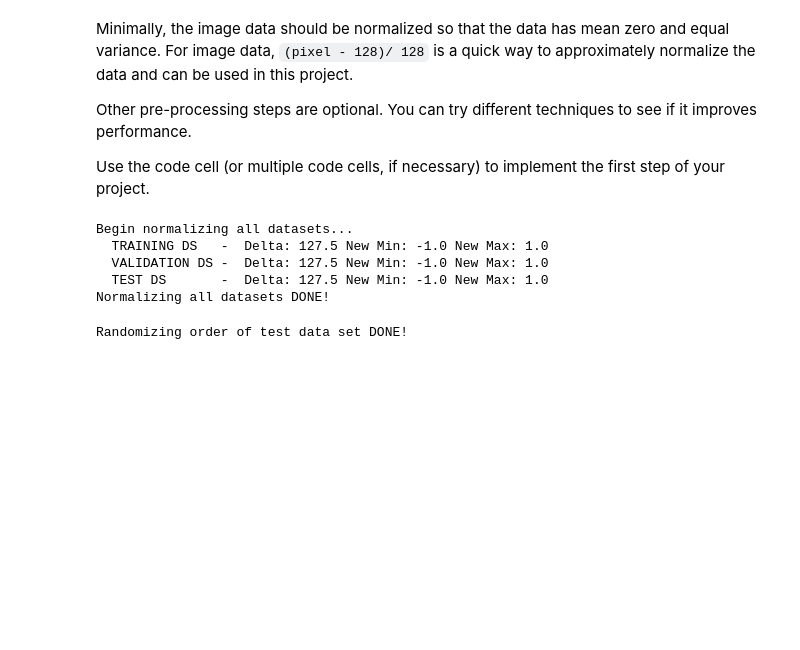
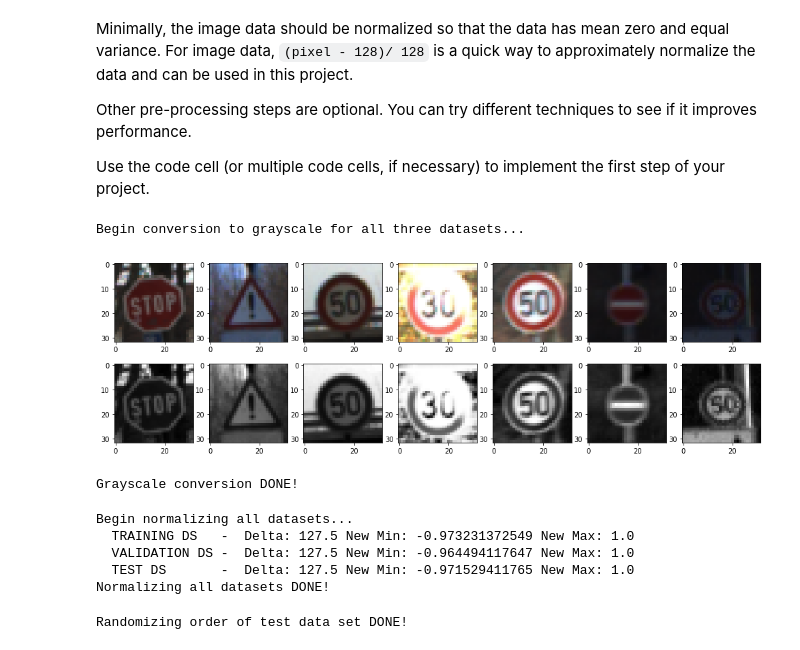
Before and after one commit to thelukasssheee/CarND-Traffic-Sign-Classifier-P2, a Jupyter notebook: Traffic_Sign_Classifier.ipynb, the cells around one changed output. Saved outputs shown, nothing was run; the diff lists cells and outputs as text; code cells hidden in the pictures; blank space fills up the shorter version.

Commit message:
Finalized first version of grayscale neural network

```diff
--- a/Traffic_Sign_Classifier.ipynb
+++ b/Traffic_Sign_Classifier.ipynb
@@ -225,25 +221,63 @@ def rgb2gray(rgb):
+# %%
+# Grayscaling
+def rgb2gray(rgb):
+    return np.dot(rgb[...,:3], [0.299, 0.587, 0.114])
+
+fig,axs = plt.subplots(2,7,figsize=(17,5))
+rndnumb = np.random.randint(0,len(X_train),[1,7])
+
+print("Begin conversion to grayscale for all three datasets...")
+
+X_train2 = rgb2gray(X_train)
+X_valid2 = rgb2gray(X_valid)
+X_test2  = rgb2gray(X_test)
+
+
+
+# Plot example images for grayscale conversion
+for i in range(7):
+    plt.subplot(2,7,i+1), plt.imshow(X_train[rndnumb[0,i]])
+    plt.subplot(2,7,i+8), plt.imshow(X_train2[rndnumb[0,i]], cmap = 'gray')
+
+# Save image file
+plt.show()
+fig.savefig('images_out/dataset_grayscale_conversion.jpg', bbox_inches='tight')
+
+# Expand dimension to feed into neural network & clean up unused variables
+X_train = np.expand_dims(X_train2, axis=3)
+X_valid = np.expand_dims(X_valid2, axis=3)
+X_test = np.expand_dims(X_test2, axis=3)
+del X_train2
+del X_valid2
+del X_test2
+
+print("Grayscale conversion DONE!")
+# %% [output]
+Begin conversion to grayscale for all three datasets...
+[figure, added]
+Grayscale conversion DONE!
 # %%
 # Normalize all data sets
 print("Begin normalizing all datasets...")
 
-delta = 0.5 * (float(np.max(X_train)) - float(np.min(X_train)))
+delta = 0.5 * 255
 X_train = (np.array(X_train, dtype=float) - delta) / delta
-print("  TRAINING DS   - ", "Delta:",delta,"New Min:",np.min(X_train2),"New Max:",np.max(X_train2))
+print("  TRAINING DS   - ", "Delta:",delta,"New Min:",np.min(X_train),"New Max:",np.max(X_train))
 
-delta = 0.5 * (float(np.max(X_valid)) - float(np.min(X_valid)))
+delta = 0.5 * 255
 X_valid = (np.array(X_valid, dtype=float) - delta) / delta
-print("  VALIDATION DS - ", "Delta:",delta,"New Min:",np.min(X_valid2),"New Max:",np.max(X_valid2))
+print("  VALIDATION DS - ", "Delta:",delta,"New Min:",np.min(X_valid),"New Max:",np.max(X_valid))
 
-delta = 0.5 * (float(np.max(X_test)) - float(np.min(X_test)))
+delta = 0.5 * 255
 X_test = (np.array(X_test, dtype=float) - delta) / delta
-print("  TEST DS       - ", "Delta:",delta,"New Min:",np.min(X_test2),"New Max:",np.max(X_test2))
+print("  TEST DS       - ", "Delta:",delta,"New Min:",np.min(X_test),"New Max:",np.max(X_test))
 
 print("Normalizing all datasets DONE!")
 # %% [output]
 Begin normalizing all datasets...
-  TRAINING DS   -  Delta: 127.5 New Min: -1.0 New Max: 1.0
-  VALIDATION DS -  Delta: 127.5 New Min: -1.0 New Max: 1.0
-  TEST DS       -  Delta: 127.5 New Min: -1.0 New Max: 1.0
+  TRAINING DS   -  Delta: 127.5 New Min: -0.973231372549 New Max: 1.0
+  VALIDATION DS -  Delta: 127.5 New Min: -0.964494117647 New Max: 1.0
+  TEST DS       -  Delta: 127.5 New Min: -0.971529411765 New Max: 1.0
 Normalizing all datasets DONE!
 # %%
 # Shuffle the test data
```
Also changed, not shown: parts of 8 cells of this notebook, 5 other files.
